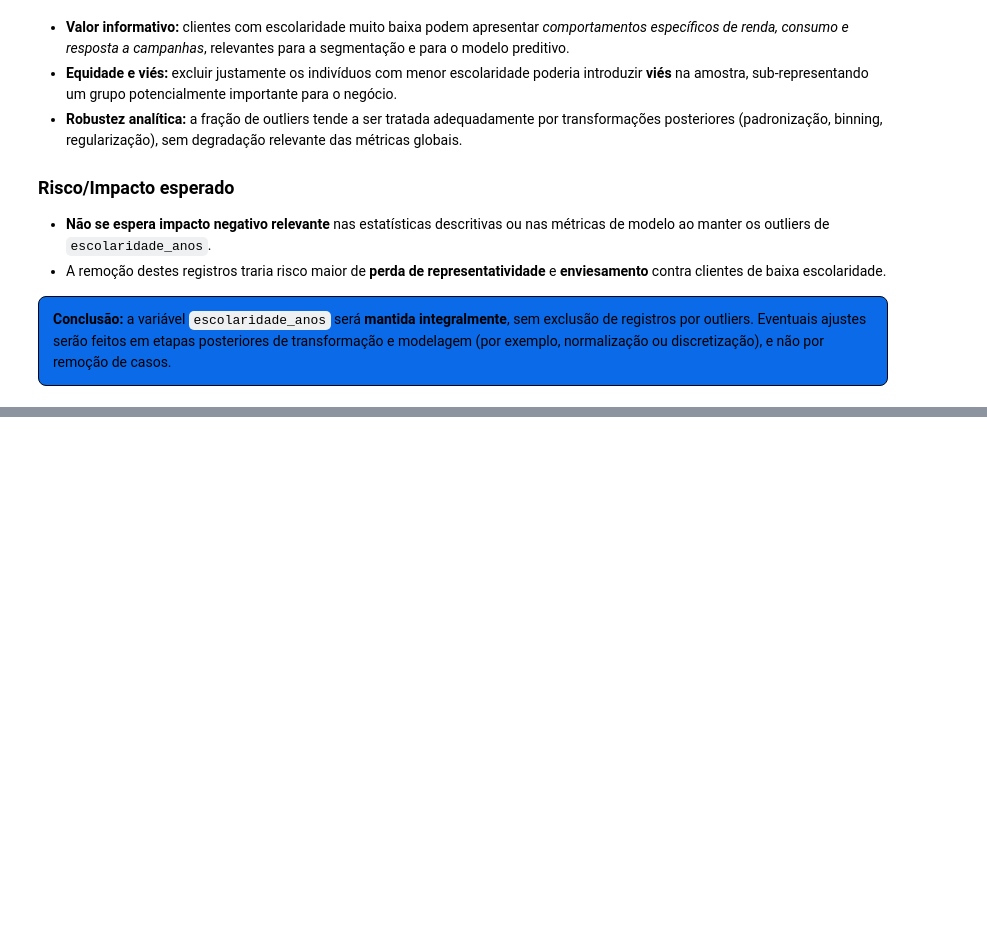
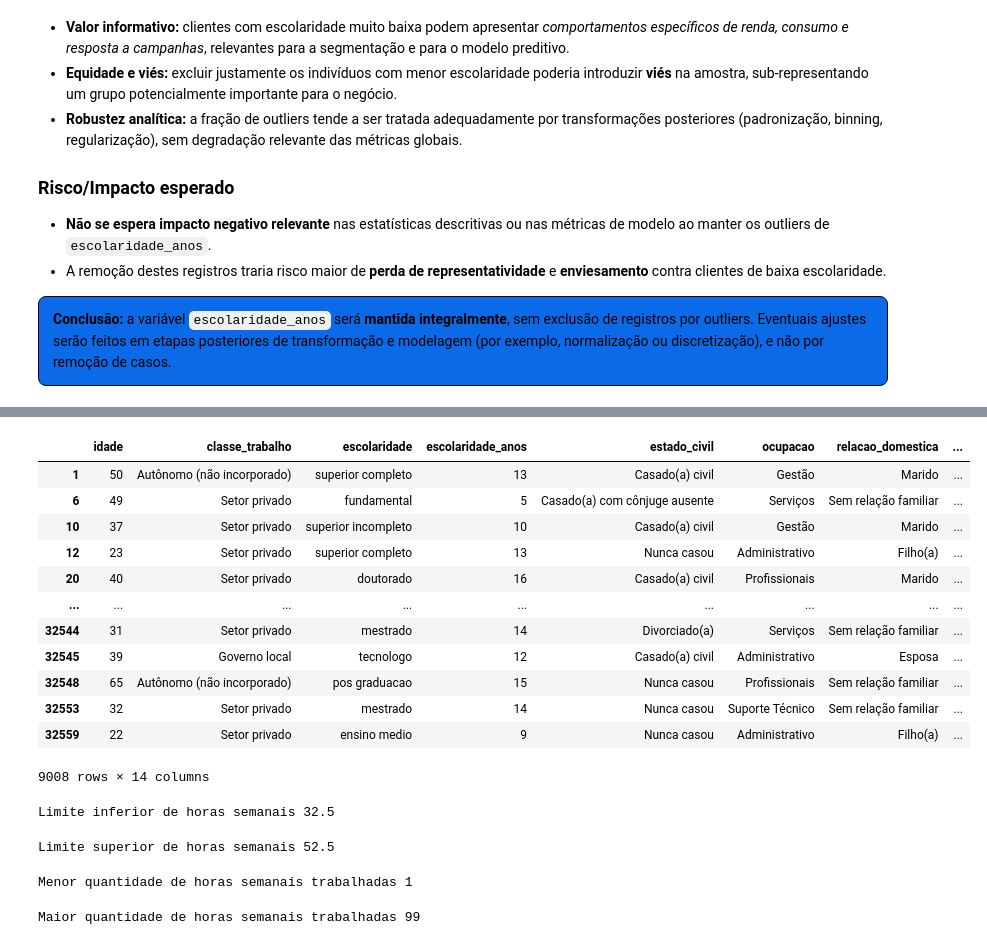
Before and after one commit to RicardodeSouzaSilva/Case_de_Consultoria_Classificacao_de_Renda-, a Jupyter notebook: classificacao_renda.ipynb, the cells around one changed output, grey strips where cells are left out. Saved outputs shown, nothing was run; the diff lists cells and outputs as text; code cells hidden in the pictures; blank space fills up the shorter version.

```diff
--- a/classificacao_renda.ipynb
+++ b/classificacao_renda.ipynb
@@ -894,0 +1109,44 @@ Total de registros: 32561, Outliers: 1198, Razão (outliers / total): 3.67925%
+# %%
+# Calcula o primeiro quartil (Q1), terceiro quartil (Q3) e a amplitude interquartil (IQR) da coluna 'horas_semanais' do DataFrame 'dataset'
+Q1_horas_semanais = dataset['horas_semanais'].quantile(0.25)  # Primeiro quartil (25%)
+Q3_horas_semanais = dataset['horas_semanais'].quantile(0.75)  # Terceiro quartil (75%)
+IQR_horas_semanais = Q3_horas_semanais - Q1_horas_semanais # Amplitude interquartil
+# %%
+# Calcula os limites inferior e superior para identificação de outliers usando a regra do IQR
+limite_inferior_horas_semanais = Q1_horas_semanais - 1.5 * IQR_horas_semanais  # Limite inferior
+limite_superior_horas_semanais = Q3_horas_semanais + 1.5 * IQR_horas_semanais # Limite superior
+# %%
+# Identificando os outliers
+# Seleciona os outliers da coluna 'Renda' com base nos limites inferior e superior calculados anteriormente
+outliers_horas_semanais = dataset[(dataset['horas_semanais'] < limite_inferior_horas_semanais) | (dataset['horas_semanais'] > limite_superior_horas_semanais)]
+outliers_horas_semanais
+# %% [output]
+|  | idade | classe_trabalho | escolaridade | escolaridade_anos | estado_civil | ocupacao | relacao_domestica | ... |
+| 1 | 50 | Autônomo (não incorporado) | superior completo | 13 | Casado(a) civil | Gestão | Marido | ... |
+| 6 | 49 | Setor privado | fundamental | 5 | Casado(a) com cônjuge ausente | Serviços | Sem relação familiar | ... |
+| 10 | 37 | Setor privado | superior incompleto | 10 | Casado(a) civil | Gestão | Marido | ... |
+| 12 | 23 | Setor privado | superior completo | 13 | Nunca casou | Administrativo | Filho(a) | ... |
+| 20 | 40 | Setor privado | doutorado | 16 | Casado(a) civil | Profissionais | Marido | ... |
+| ... | ... | ... | ... | ... | ... | ... | ... | ... |
+| 32544 | 31 | Setor privado | mestrado | 14 | Divorciado(a) | Serviços | Sem relação familiar | ... |
+| 32545 | 39 | Governo local | tecnologo | 12 | Casado(a) civil | Administrativo | Esposa | ... |
+| 32548 | 65 | Autônomo (não incorporado) | pos graduacao | 15 | Nunca casou | Profissionais | Sem relação familiar | ... |
+| 32553 | 32 | Setor privado | mestrado | 14 | Nunca casou | Suporte Técnico | Sem relação familiar | ... |
+| 32559 | 22 | Setor privado | ensino medio | 9 | Nunca casou | Administrativo | Filho(a) | ... |
+9008 rows × 14 columns
+# %%
+print(f'Limite inferior de horas semanais {limite_inferior_horas_semanais}')
+# %% [output]
+Limite inferior de horas semanais 32.5
+# %%
+print(f'Limite superior de horas semanais {limite_superior_horas_semanais}')
+# %% [output]
+Limite superior de horas semanais 52.5
+# %%
+print(f'Menor quantidade de horas semanais trabalhadas {dataset["horas_semanais"].min()}')
+# %% [output]
+Menor quantidade de horas semanais trabalhadas 1
+# %%
+print(f'Maior quantidade de horas semanais trabalhadas {dataset["horas_semanais"].max()}')
+# %% [output]
+Maior quantidade de horas semanais trabalhadas 99
```
Also changed, not shown: parts of 29 cells of this notebook.
